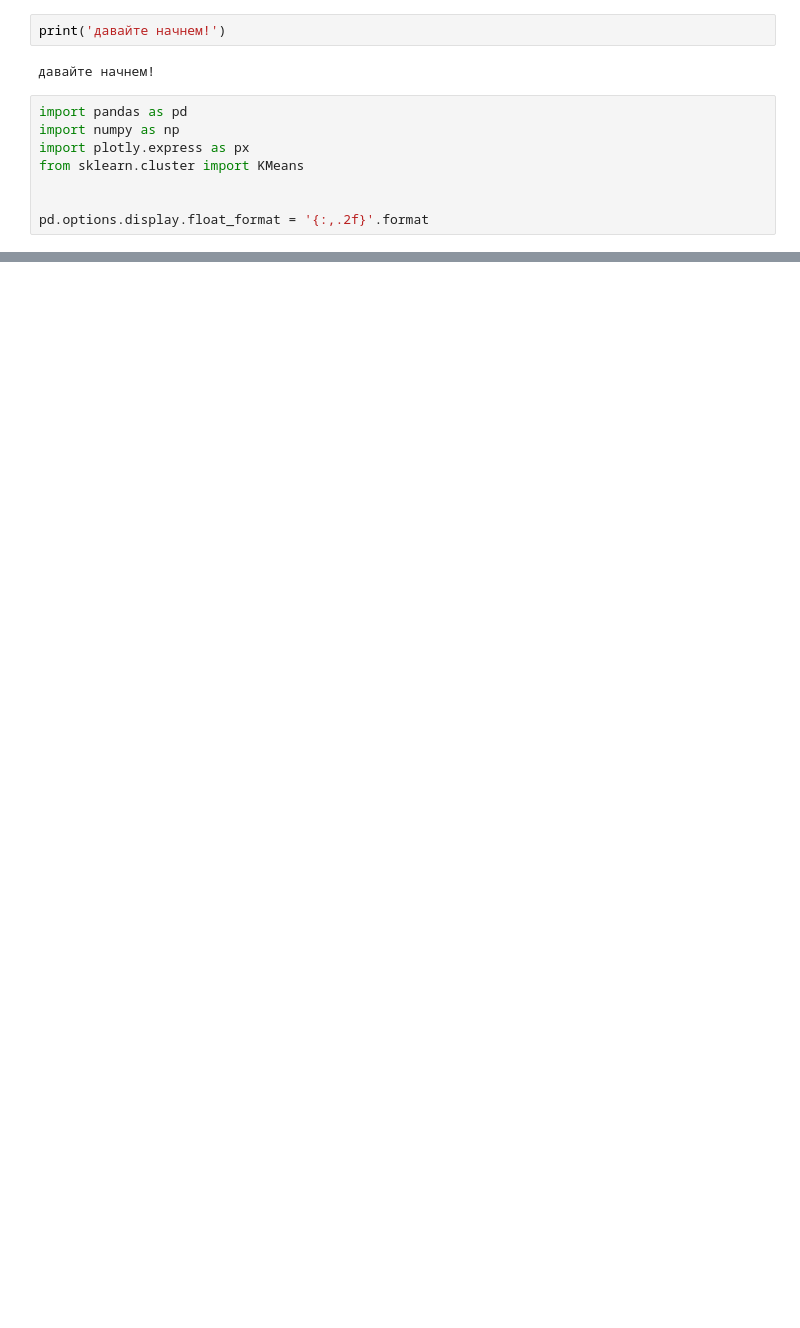
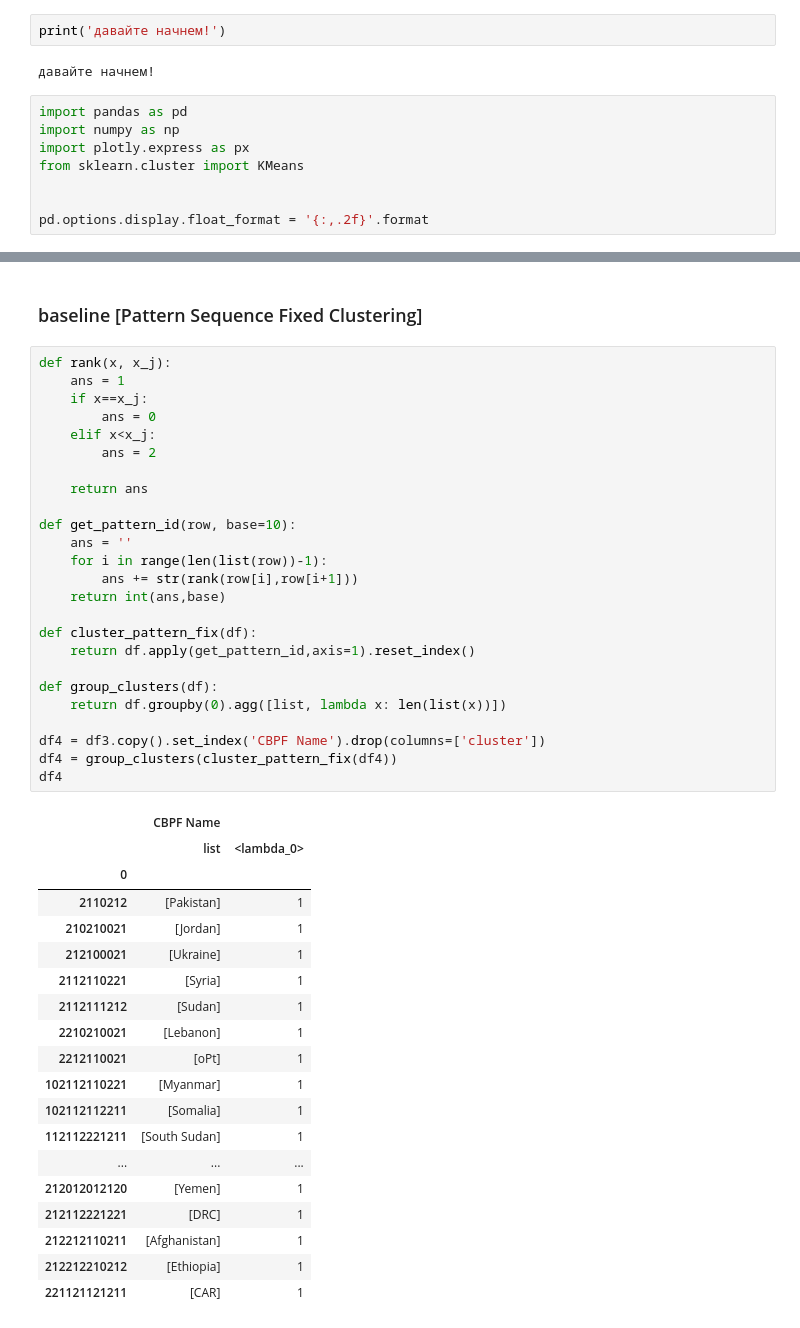
Before and after one commit to kamranuz/nis-network, a Jupyter notebook: patterns/Pattern_Baseline_kMeans.ipynb, the cells around one changed output, grey strips where cells are left out. Cells and saved outputs as stored; diff of their text form; blank space fills up the shorter version.

Commit message:
pattern fixed

```diff
--- a/patterns/Pattern_Baseline_kMeans.ipynb
+++ b/patterns/Pattern_Baseline_kMeans.ipynb
@@ -99,0 +111,47 @@ display(df3[['cluster','CBPF Name']].groupby(['cluster','CBPF Name']).count())
+# %% [markdown]
+### baseline [Pattern Sequence Fixed Clustering]
+# %%
+def rank(x, x_j):
+    ans = 1
+    if x==x_j:
+        ans = 0
+    elif x<x_j:
+        ans = 2
+
+    return ans
+
+def get_pattern_id(row, base=10):
+    ans = ''
+    for i in range(len(list(row))-1):
+        ans += str(rank(row[i],row[i+1]))
+    return int(ans,base)
+
+def cluster_pattern_fix(df):
+    return df.apply(get_pattern_id,axis=1).reset_index()
+
+def group_clusters(df):
+    return df.groupby(0).agg([list, lambda x: len(list(x))])
+
+df4 = df3.copy().set_index('CBPF Name').drop(columns=['cluster'])
+df4 = group_clusters(cluster_pattern_fix(df4))
+df4
+# %% [output]
+|  | CBPF Name |  |
+|  | list | <lambda_0> |
+| 0 |  |  |
+| 2110212 | [Pakistan] | 1 |
+| 210210021 | [Jordan] | 1 |
+| 212100021 | [Ukraine] | 1 |
+| 2112110221 | [Syria] | 1 |
+| 2112111212 | [Sudan] | 1 |
+| 2210210021 | [Lebanon] | 1 |
+| 2212110021 | [oPt] | 1 |
+| 102112110221 | [Myanmar] | 1 |
+| 102112112211 | [Somalia] | 1 |
+| 112112221211 | [South Sudan] | 1 |
+| ... | ... | ... |
+| 212012012120 | [Yemen] | 1 |
+| 212112221221 | [DRC] | 1 |
+| 212212110211 | [Afghanistan] | 1 |
+| 212212210212 | [Ethiopia] | 1 |
+| 221121121211 | [CAR] | 1 |
```
Also changed, not shown: parts of 11 cells of this notebook, 1 other file.
